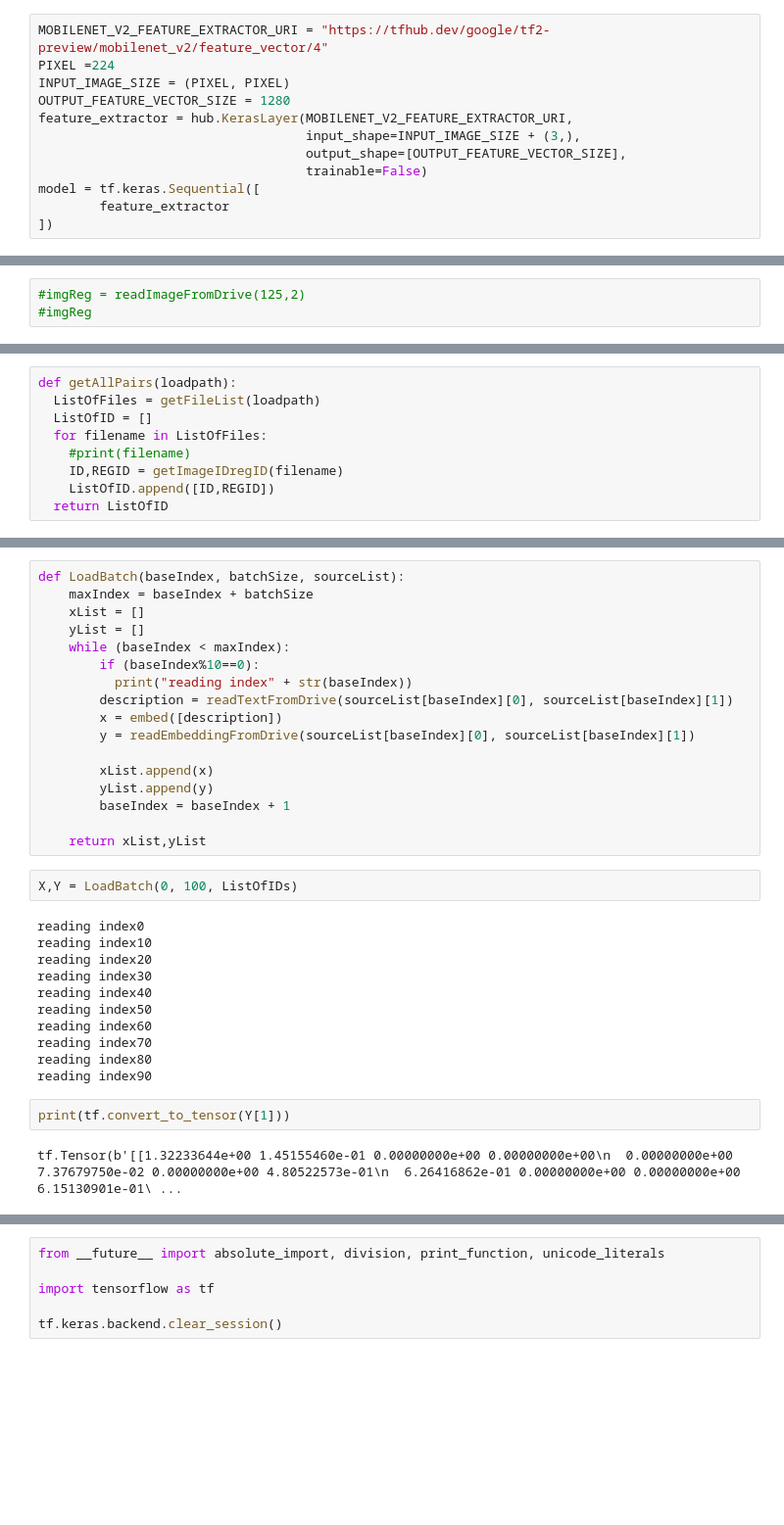
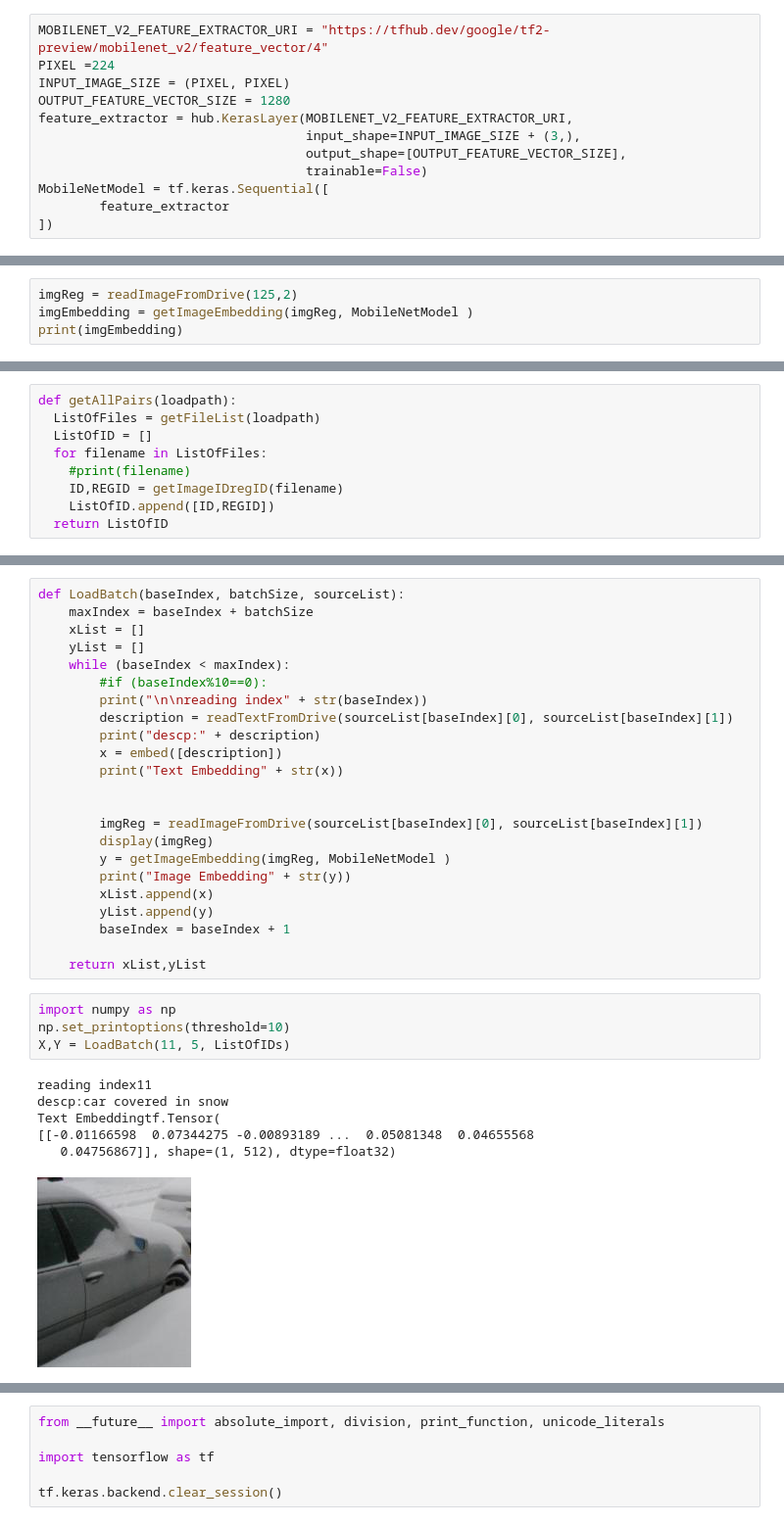
Before and after one commit to HemantTiwariGitHub/Embedding2Embedding, a Jupyter notebook: TheTrainerVG.ipynb, the cells around one changed output, grey strips where cells are left out. Shown: that part at 98% size. Drawn from its saved outputs; the diff is of its cells as text; blank space fills up the shorter version.

```diff
--- a/TheTrainerVG.ipynb
+++ b/TheTrainerVG.ipynb
@@ -41,7 +43,7 @@ feature_extractor = hub.KerasLayer(MOBILENET_V2_FEATURE_EXTRACTOR_URI,
                                    input_shape=INPUT_IMAGE_SIZE + (3,),
                                    output_shape=[OUTPUT_FEATURE_VECTOR_SIZE],
                                    trainable=False)
-model = tf.keras.Sequential([
+MobileNetModel = tf.keras.Sequential([
         feature_extractor
 ])
 # %%
@@ -68,6 +70,7 @@ def readImageFromDrive(imgId, regId):
     imageRead = Image.open(imageGet)
     return imageRead
 # %%
-#imgReg = readImageFromDrive(125,2)
-#imgReg
+imgReg = readImageFromDrive(125,2)
+imgEmbedding = getImageEmbedding(imgReg, MobileNetModel )
+print(imgEmbedding)
 # %% [output]
@@ -129,31 +135,31 @@ def LoadBatch(baseIndex, batchSize, sourceList):
     xList = []
     yList = []
     while (baseIndex < maxIndex):
-        if (baseIndex%10==0):
-          print("reading index" + str(baseIndex))
+        #if (baseIndex%10==0):
+        print("\n\nreading index" + str(baseIndex))
         description = readTextFromDrive(sourceList[baseIndex][0], sourceList[baseIndex][1])
+        print("descp:" + description)
         x = embed([description])
-        y = readEmbeddingFromDrive(sourceList[baseIndex][0], sourceList[baseIndex][1])
+        print("Text Embedding" + str(x))
 
+
+        imgReg = readImageFromDrive(sourceList[baseIndex][0], sourceList[baseIndex][1])
+        display(imgReg)
+        y = getImageEmbedding(imgReg, MobileNetModel )
+        print("Image Embedding" + str(y))
         xList.append(x)
         yList.append(y)
         baseIndex = baseIndex + 1
 
     return xList,yList
-# %%
-X,Y = LoadBatch(0, 100, ListOfIDs)
-# %% [output]
-reading index0
-reading index10
-reading index20
-reading index30
-reading index40
-reading index50
-reading index60
-reading index70
-reading index80
-reading index90
-# %%
-print(tf.convert_to_tensor(Y[1]))
-# %% [output]
-tf.Tensor(b'[[1.32233644e+00 1.45155460e-01 0.00000000e+00 0.00000000e+00\n  0.00000000e+00 7.37679750e-02 0.00000000e+00 4.80522573e-01\n  6.26416862e-01 0.00000000e+00 0.00000000e+00 6.15130901e-01\ ...
+# %%
+import numpy as np
+np.set_printoptions(threshold=10)
+X,Y = LoadBatch(11, 5, ListOfIDs)
+# %% [output]
+reading index11
+descp:car covered in snow
+Text Embeddingtf.Tensor(
+[[-0.01166598  0.07344275 -0.00893189 ...  0.05081348  0.04655568
+   0.04756867]], shape=(1, 512), dtype=float32)
+[figure, added]
```
Also changed, not shown: parts of 5 cells of this notebook.
